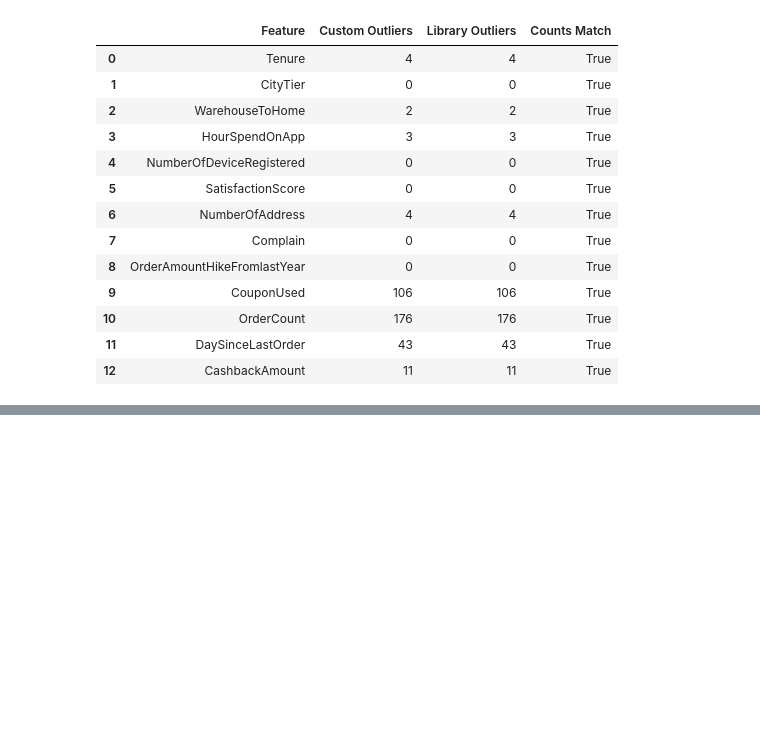
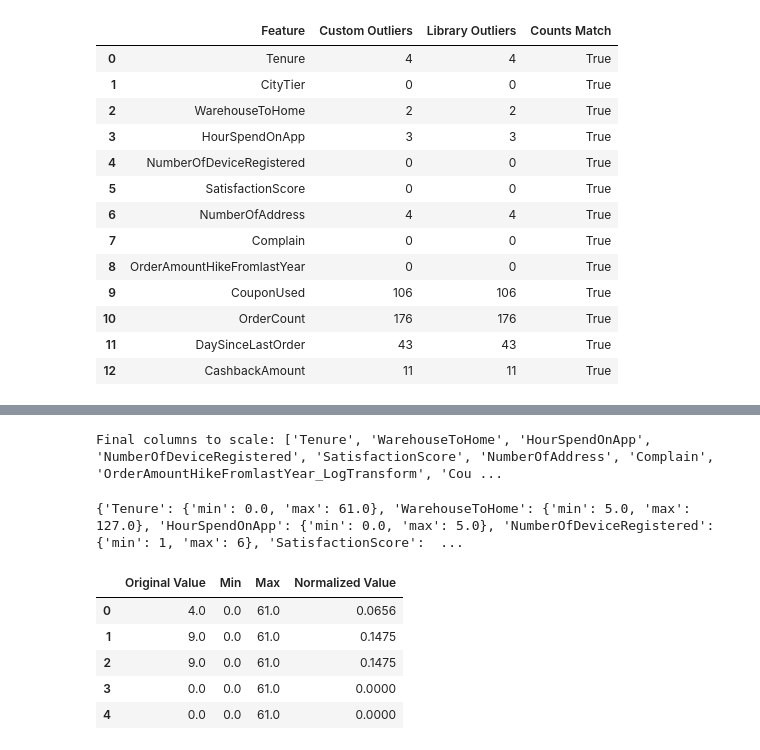
Before and after one commit to DrishtiNigam1928/CUSTOMER_CHURN, a Jupyter notebook: notebooks/main_analysis.ipynb, the cells around one changed output, grey strips where cells are left out. Saved outputs shown, nothing was run; the diff lists cells and outputs as text; code cells hidden in the pictures; blank space fills up the shorter version.

```diff
--- a/notebooks/main_analysis.ipynb
+++ b/notebooks/main_analysis.ipynb
@@ -745,3 +746,71 @@ display(df_outlier_transform[["CashbackAmount","CashbackAmount_LogTransform","Or
 | 7 | 122.93 | 4.819717 | 16.0 | 2.833213 |
 | 8 | 126.83 | 4.850701 | 14.0 | 2.708050 |
 | 9 | 122.93 | 4.819717 | 12.0 | 2.564949 |
+# %%
+#H1
+def min_max_normalize(values, min_val, max_val):
+    """X' = (X - Xmin) / (Xmax - Xmin)"""
+    normalized = []
+    for v in values:
+        if max_val == min_val:
+            normalized.append(0.0)
+        else:
+            normalized.append((v - min_val) / (max_val - min_val))
+    return normalized
+# %%
+log_transformed_replacements = {
+    "CashbackAmount": "CashbackAmount_LogTransform",
+    "OrderAmountHikeFromlastYear": "OrderAmountHikeFromlastYear_LogTransform"
+}
+
+exclude_always = ["CustomerID"]
+exclude_ordinal = ["CityTier"]
+
+cols_to_scale = []
+for col in numerical_vars:
+    if col in exclude_always or col in exclude_ordinal:
+        continue
+    elif col in log_transformed_replacements:
+        cols_to_scale.append(log_transformed_replacements[col])
+    else:
+        cols_to_scale.append(col)
+
+print("Final columns to scale:", cols_to_scale)
+# %% [output]
+Final columns to scale: ['Tenure', 'WarehouseToHome', 'HourSpendOnApp', 'NumberOfDeviceRegistered', 'SatisfactionScore', 'NumberOfAddress', 'Complain', 'OrderAmountHikeFromlastYear_LogTransform', 'Cou ...
+# %%
+df_source = df_outlier_transform
+
+minmax_params = {}
+for col in cols_to_scale:
+    values = [v for v in df_source[col] if pd.notna(v)]
+    minmax_params[col] = {"min": min(values), "max": max(values)}
+
+print(minmax_params)
+# %% [output]
+{'Tenure': {'min': 0.0, 'max': 61.0}, 'WarehouseToHome': {'min': 5.0, 'max': 127.0}, 'HourSpendOnApp': {'min': 0.0, 'max': 5.0}, 'NumberOfDeviceRegistered': {'min': 1, 'max': 6}, 'SatisfactionScore':  ...
+# %%
+df_normalized = df_source.copy()
+
+for col in cols_to_scale:
+    values = df_source[col].tolist()
+    col_min = minmax_params[col]["min"]
+    col_max = minmax_params[col]["max"]
+    df_normalized[col] = min_max_normalize(values, col_min, col_max)
+# %%
+sample_col = cols_to_scale[0]
+sample_rows = df_source.index[:5]
+
+pd.DataFrame({
+    "Original Value": df_source.loc[sample_rows, sample_col].values,
+    "Min": minmax_params[sample_col]["min"],
+    "Max": minmax_params[sample_col]["max"],
+    "Normalized Value": df_normalized.loc[sample_rows, sample_col].round(4).values
+})
+# %% [output]
+|  | Original Value | Min | Max | Normalized Value |
+| 0 | 4.0 | 0.0 | 61.0 | 0.0656 |
+| 1 | 9.0 | 0.0 | 61.0 | 0.1475 |
+| 2 | 9.0 | 0.0 | 61.0 | 0.1475 |
+| 3 | 0.0 | 0.0 | 61.0 | 0.0000 |
+| 4 | 0.0 | 0.0 | 61.0 | 0.0000 |
```
Also changed, not shown: parts of 5 cells of this notebook.
